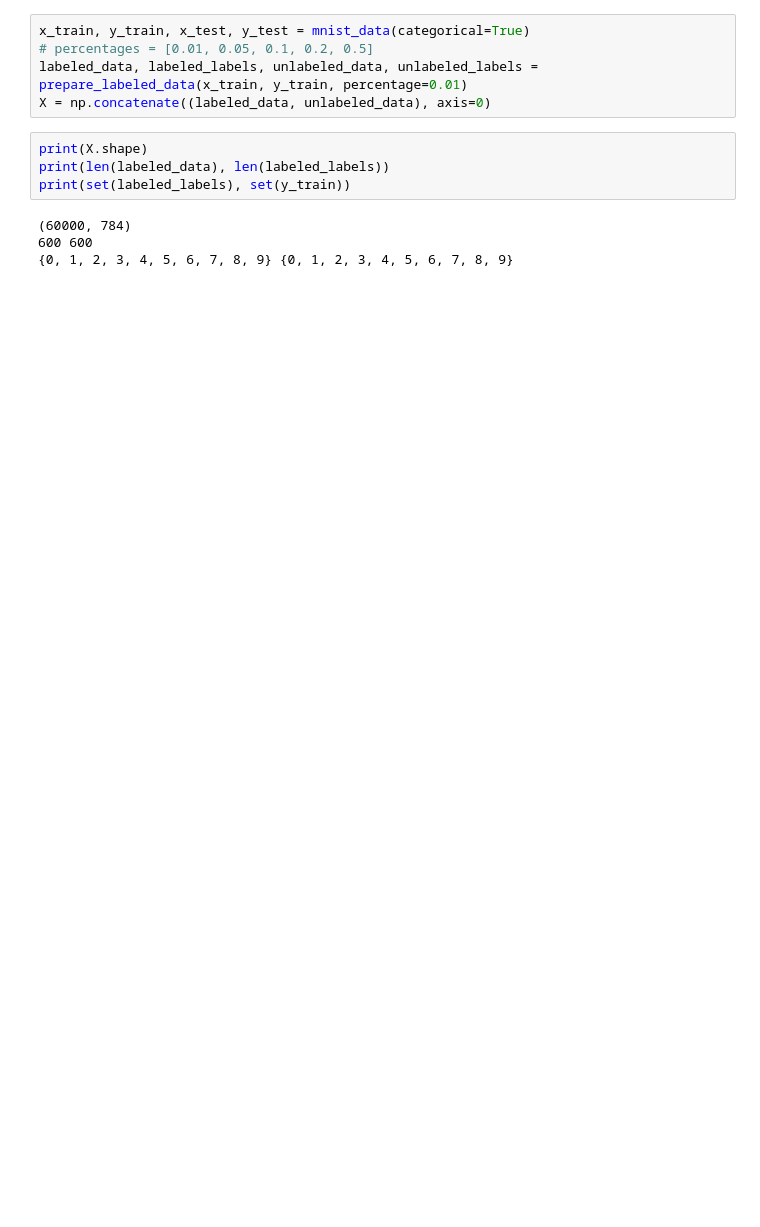
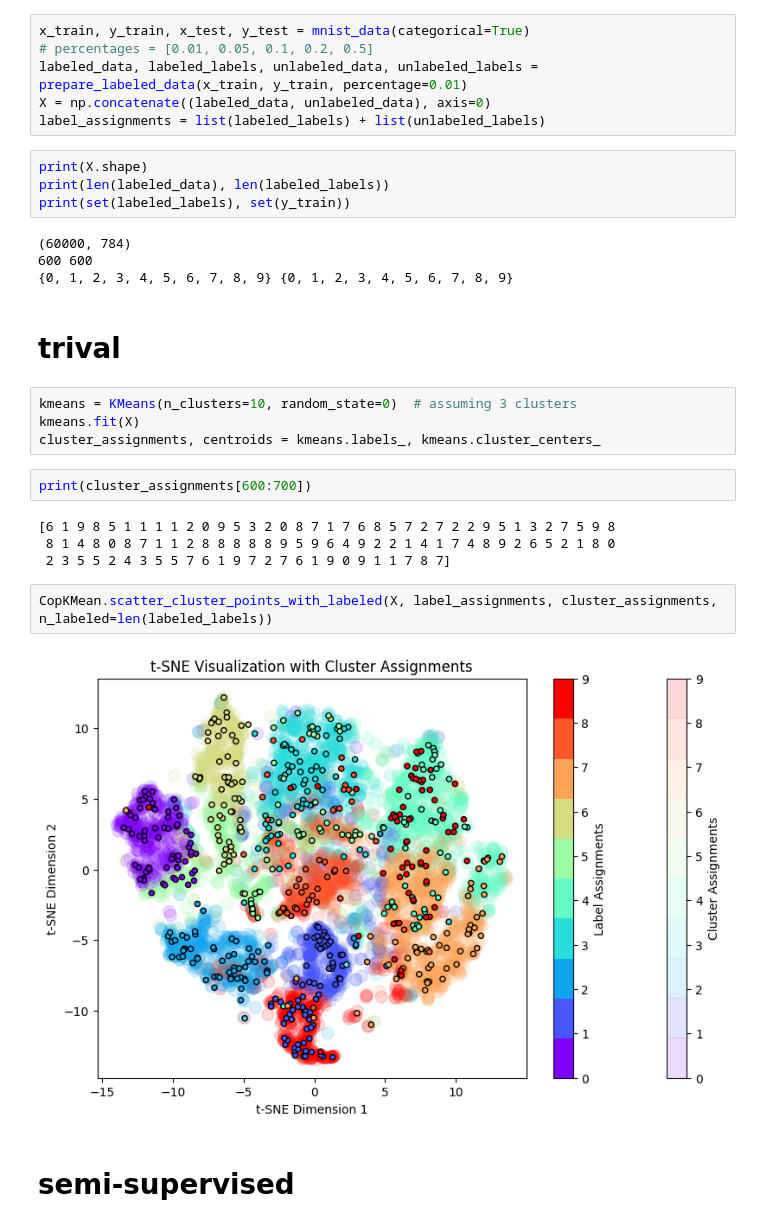
Before and after one commit to Apollo1840/Machine-Learning-Tech, a Jupyter notebook: ml_topic/Clustering/semi-supervised clustering.ipynb, the cells around one changed output. Drawn from its saved outputs; the diff is of its cells as text; blank space fills up the shorter version.

Commit message:
2 semi-supervised-clustering method

```diff
--- a/ml_topic/Clustering/semi-supervised clustering.ipynb
+++ b/ml_topic/Clustering/semi-supervised clustering.ipynb
@@ -5,6 +6,7 @@ x_train, y_train, x_test, y_test = mnist_data(categorical=True)
 # percentages = [0.01, 0.05, 0.1, 0.2, 0.5]
 labeled_data, labeled_labels, unlabeled_data, unlabeled_labels = prepare_labeled_data(x_train, y_train, percentage=0.01)
 X = np.concatenate((labeled_data, unlabeled_data), axis=0)
+label_assignments = list(labeled_labels) + list(unlabeled_labels)
 # %%
 print(X.shape)
 print(len(labeled_data), len(labeled_labels))
@@ -13,4 +15,22 @@ print(set(labeled_labels), set(y_train))
 (60000, 784)
 600 600
 {0, 1, 2, 3, 4, 5, 6, 7, 8, 9} {0, 1, 2, 3, 4, 5, 6, 7, 8, 9}
+# %% [markdown]
+# trival
+# %%
+kmeans = KMeans(n_clusters=10, random_state=0)  # assuming 3 clusters
+kmeans.fit(X)
+cluster_assignments, centroids = kmeans.labels_, kmeans.cluster_centers_
+# %%
+print(cluster_assignments[600:700])
+# %% [output]
+[6 1 9 8 5 1 1 1 1 2 0 9 5 3 2 0 8 7 1 7 6 8 5 7 2 7 2 2 9 5 1 3 2 7 5 9 8
+ 8 1 4 8 0 8 7 1 1 2 8 8 8 8 8 9 5 9 6 4 9 2 2 1 4 1 7 4 8 9 2 6 5 2 1 8 0
+ 2 3 5 5 2 4 3 5 5 7 6 1 9 7 2 7 6 1 9 0 9 1 1 7 8 7]
+# %%
+CopKMean.scatter_cluster_points_with_labeled(X, label_assignments, cluster_assignments, n_labeled=len(labeled_labels))
+# %% [output]
+[figure, added]
+# %% [markdown]
+# semi-supervised
 # %%
```
Also changed, not shown: parts of 11 cells of this notebook, 7 other files.
